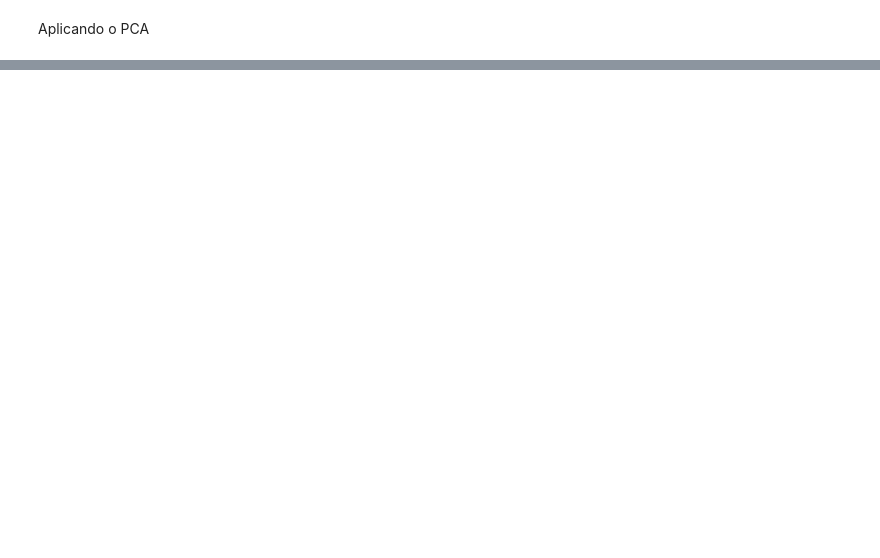
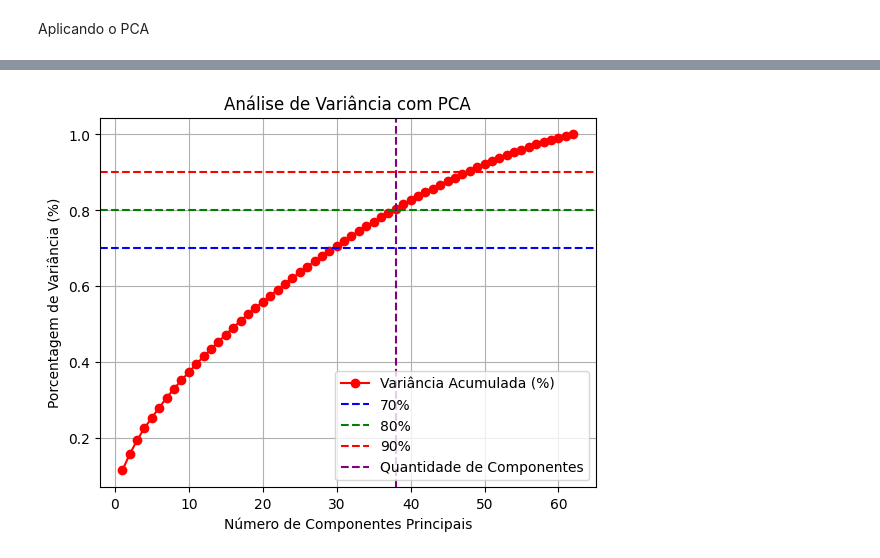
Before and after one commit to camazlucas/AprendizadodeMaquina2024.2, a Jupyter notebook: Aplicacao de Algoritmos.ipynb, the cells around one changed output, grey strips where cells are left out. Drawn from its saved outputs; the diff is of its cells as text; code cells hidden in the pictures; blank space fills up the shorter version.

```diff
--- a/Aplicacao de Algoritmos.ipynb
+++ b/Aplicacao de Algoritmos.ipynb
@@ -53,0 +62,20 @@ plt.show()
+# %%
+# Gráfico de linha para a variância acumulada
+plt.plot(range(1, len(cumulative_variance) + 1), cumulative_variance, marker='o', color='red', label='Variância Acumulada (%)')
+plt.title('Análise de Variância com PCA')
+plt.xlabel('Número de Componentes Principais')
+plt.ylabel('Porcentagem de Variância (%)')
+
+plt.axhline(y=0.70, color='blue', linestyle='--', linewidth=1.5, label='70%')
+plt.axhline(y=0.80, color='green', linestyle='--', linewidth=1.5, label='80%')
+plt.axhline(y=0.90, color='red', linestyle='--', linewidth=1.5, label='90%')
+
+
+plt.axvline(x=n_components, color='purple', linestyle='--', linewidth=1.5, label='Quantidade de Componentes')
+
+
+plt.legend(loc='best')
+plt.grid(True)
+plt.show()
+# %% [output]
+[figure, added]
```
Also changed, not shown: parts of 32 cells of this notebook.
